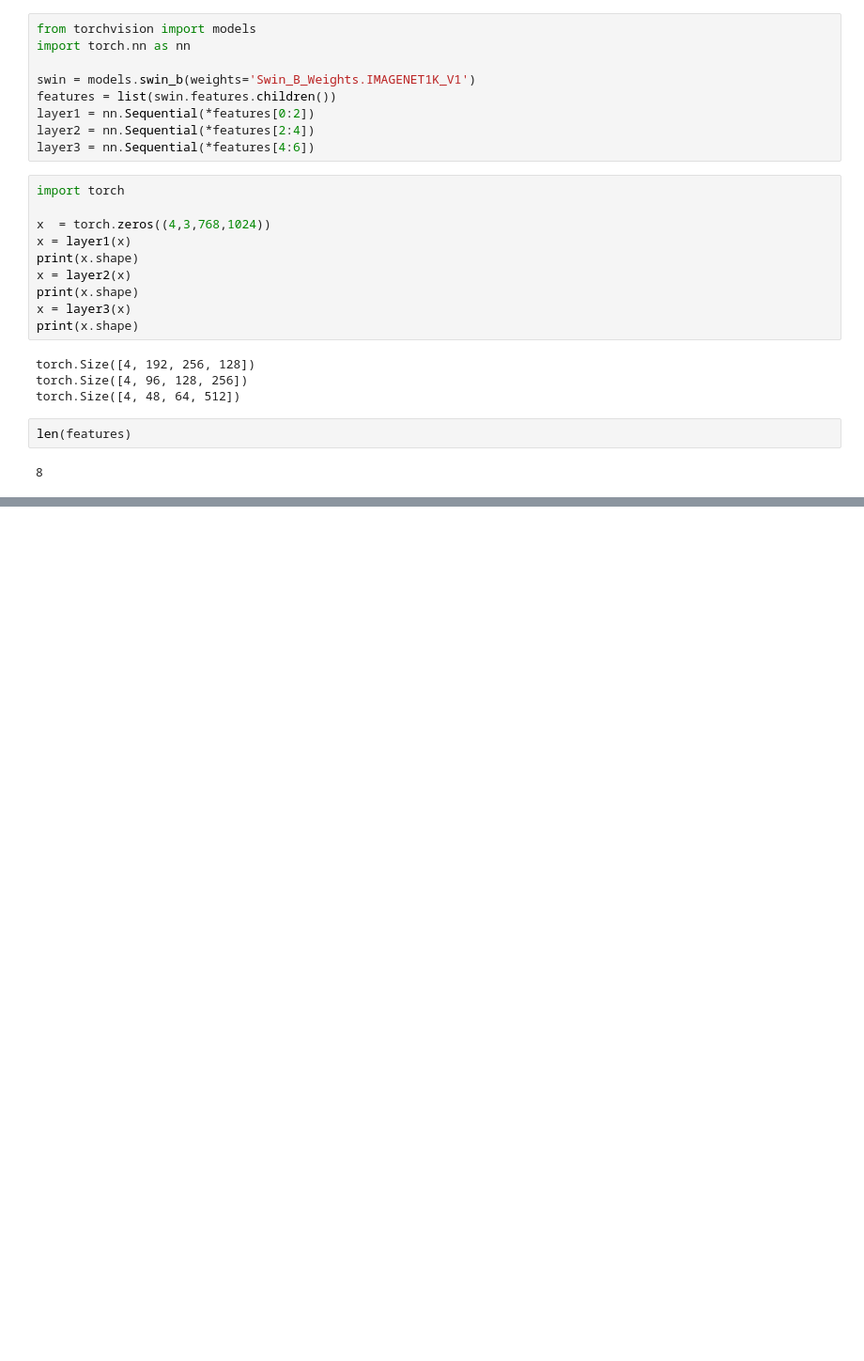
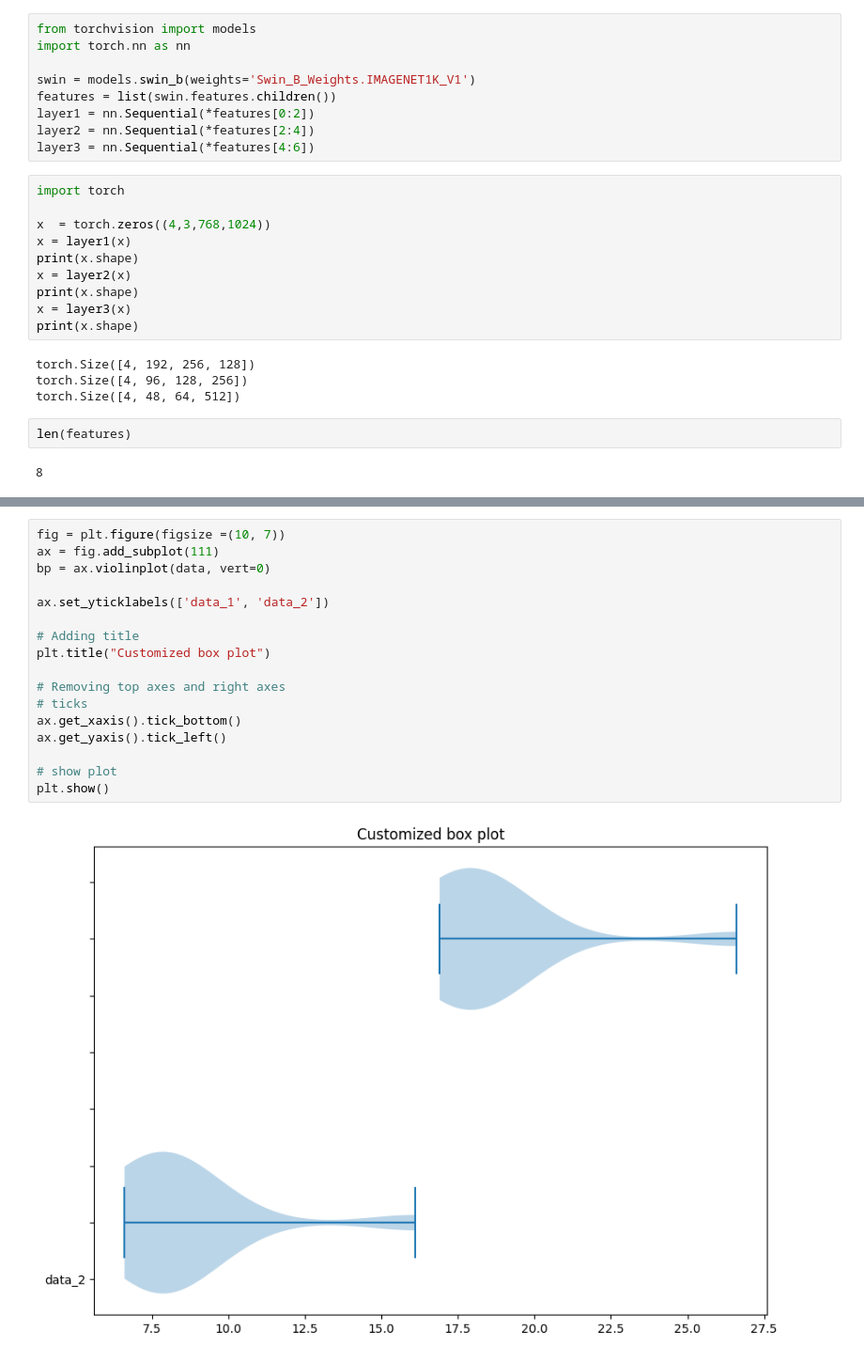
Before and after one commit to LeoHuang0511/DAANet, a Jupyter notebook: notebooks/notebook.ipynb, the cells around one changed output, grey strips where cells are left out. Shown at 94% size. Drawn from its saved outputs; the diff is of its cells as text; blank space fills up the shorter version.

```diff
--- a/notebooks/notebook.ipynb
+++ b/notebooks/notebook.ipynb
@@ -179,0 +245,19 @@ len(features)
+# %%
+fig = plt.figure(figsize =(10, 7))
+ax = fig.add_subplot(111)
+bp = ax.violinplot(data, vert=0)
+
+ax.set_yticklabels(['data_1', 'data_2'])
+
+# Adding title
+plt.title("Customized box plot")
+
+# Removing top axes and right axes
+# ticks
+ax.get_xaxis().tick_bottom()
+ax.get_yaxis().tick_left()
+
+# show plot
+plt.show()
+# %% [output]
+[figure, added]
```
Also changed, not shown: parts of 4 cells of this notebook, 10 other files.
